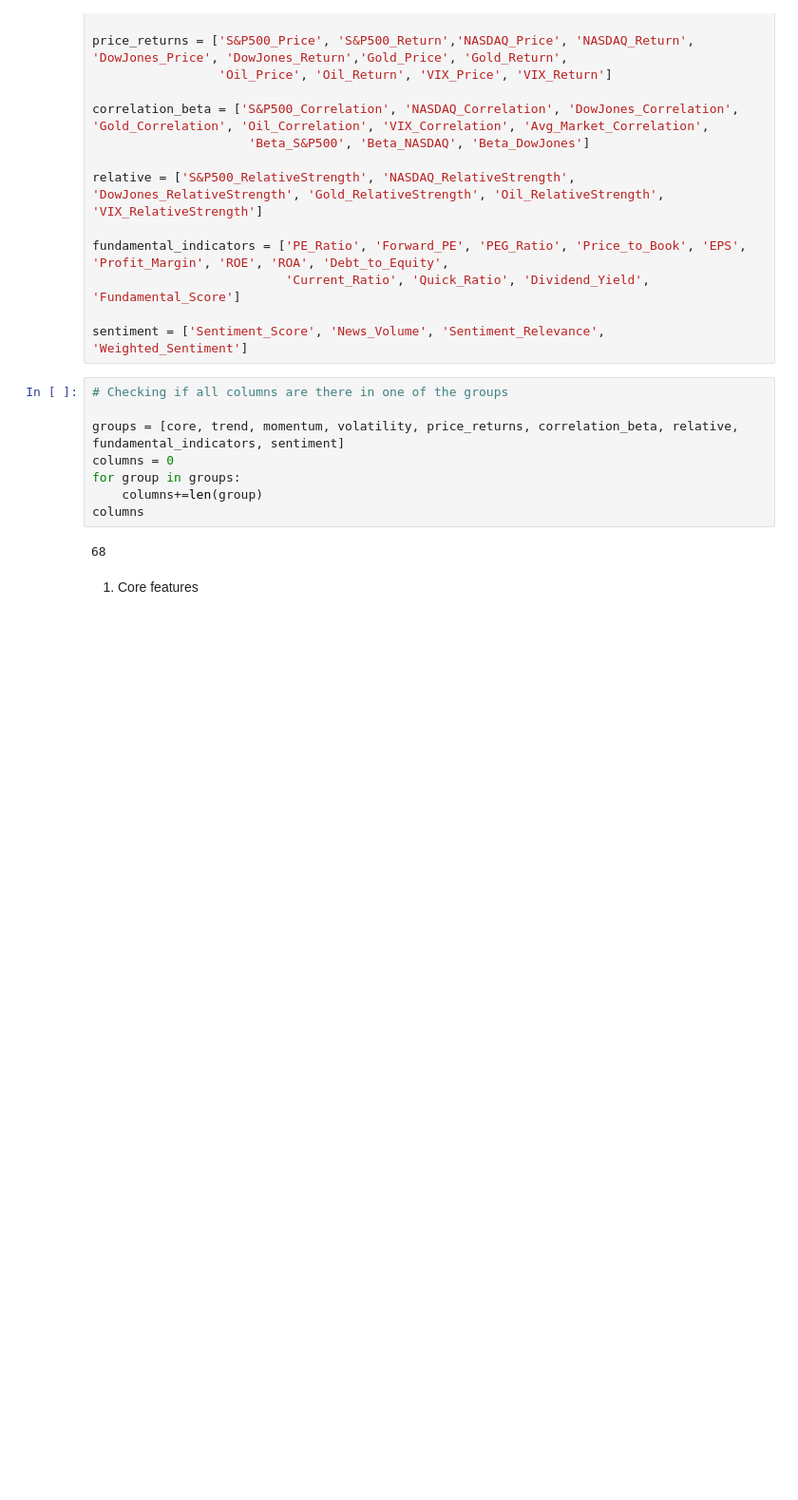
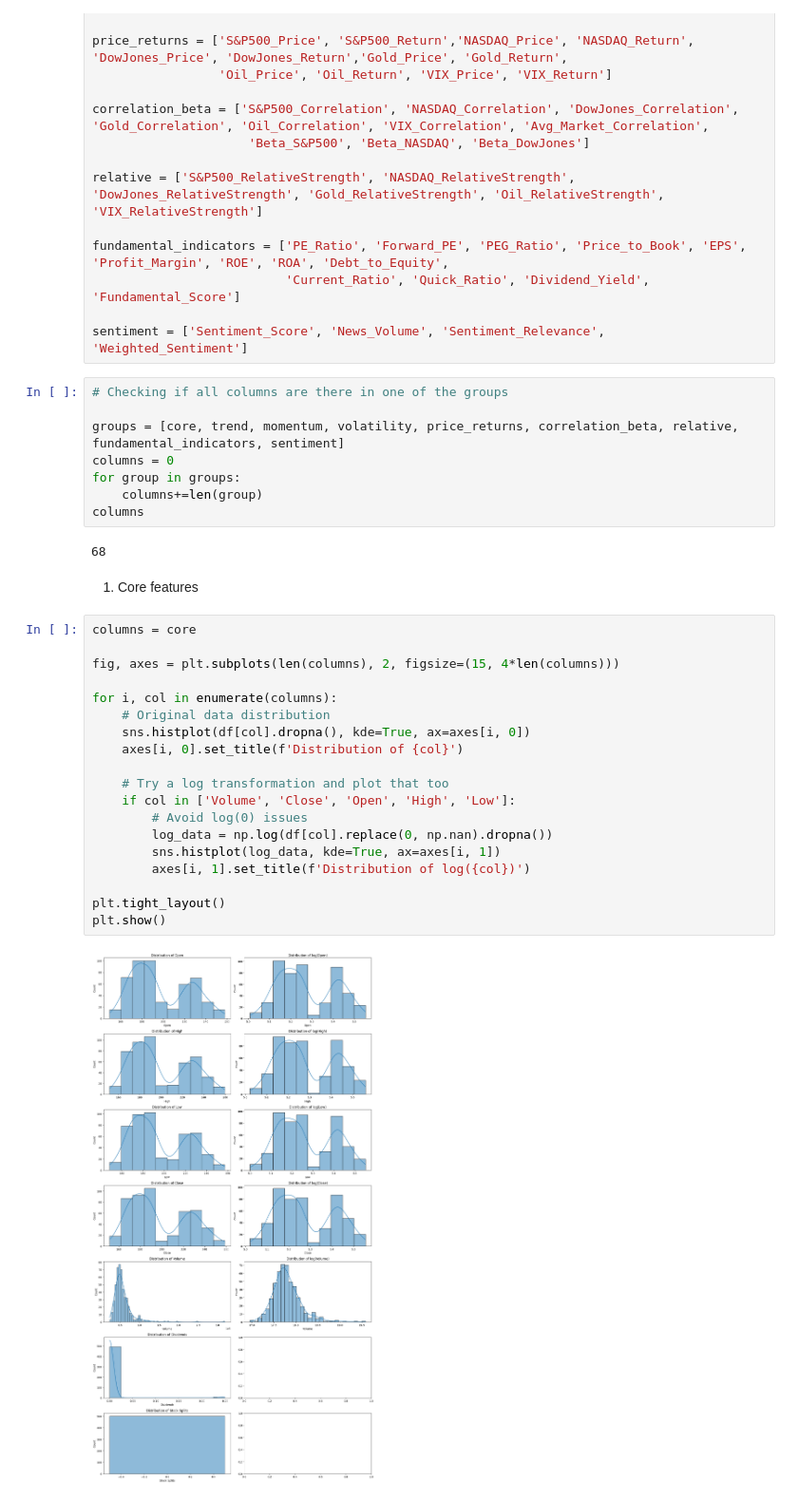
Before and after one commit to Ckp25/Finplat, a Jupyter notebook: notebooks/eda_2.ipynb, the cells around one changed output. Shown at 95% size. Cells and saved outputs as stored; diff of their text form; blank space fills up the shorter version.

```diff
--- a/notebooks/eda_2.ipynb
+++ b/notebooks/eda_2.ipynb
@@ -85,3 +83,24 @@ columns
 68
 # %% [markdown]
 1. Core features
+# %%
+columns = core
+
+fig, axes = plt.subplots(len(columns), 2, figsize=(15, 4*len(columns)))
+
+for i, col in enumerate(columns):
+    # Original data distribution
+    sns.histplot(df[col].dropna(), kde=True, ax=axes[i, 0])
+    axes[i, 0].set_title(f'Distribution of {col}')
+
+    # Try a log transformation and plot that too
+    if col in ['Volume', 'Close', 'Open', 'High', 'Low']:
+        # Avoid log(0) issues
+        log_data = np.log(df[col].replace(0, np.nan).dropna())
+        sns.histplot(log_data, kde=True, ax=axes[i, 1])
+        axes[i, 1].set_title(f'Distribution of log({col})')
+
+plt.tight_layout()
+plt.show()
+# %% [output]
+[figure, added]
```
Also changed, not shown: parts of 50 cells of this notebook, 4 other files.
